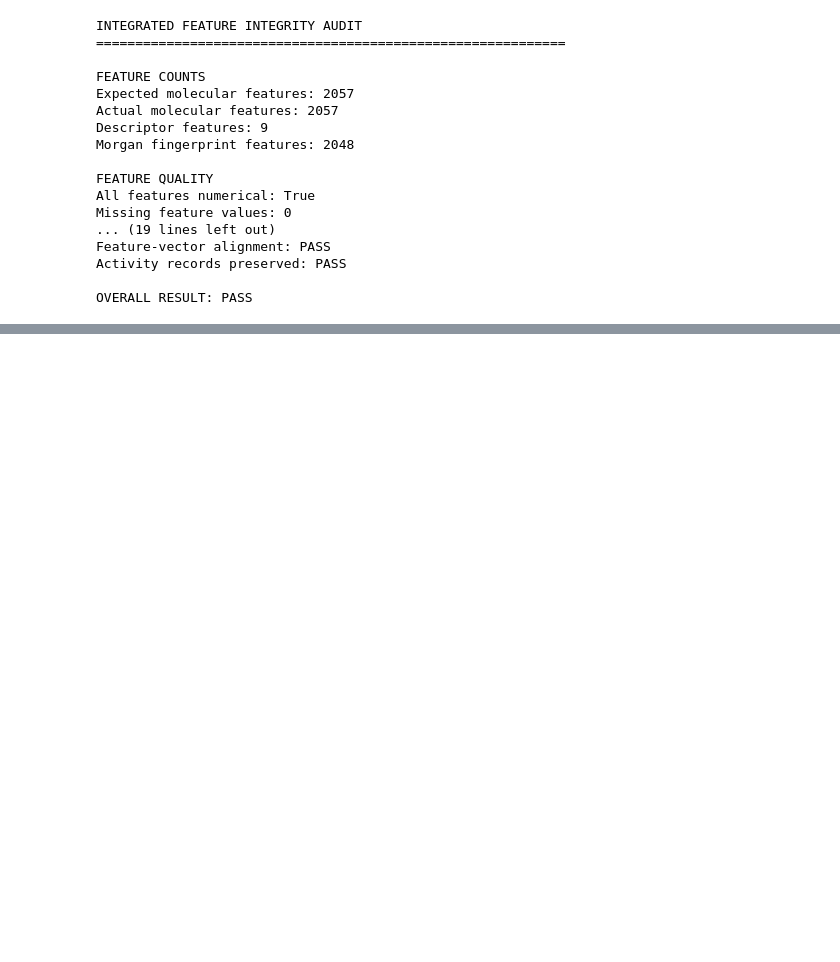
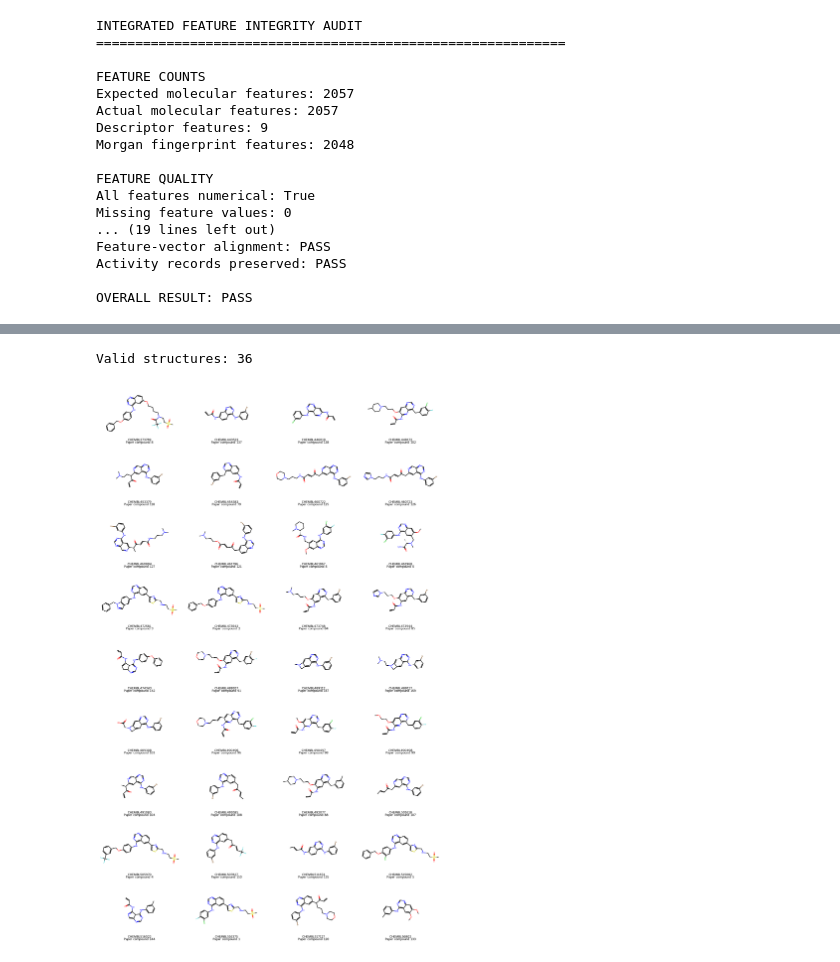
Before and after one commit to Aadarshmishra13/ai-driven-drug-discovery, a Jupyter notebook: notebooks/01_EGFR_Target_and_ChEMBL_Data_Audit.ipynb, the cells around one changed output, grey strips where cells are left out. Drawn from its saved outputs; the diff is of its cells as text; code cells hidden in the pictures; blank space fills up the shorter version.

```diff
--- a/notebooks/01_EGFR_Target_and_ChEMBL_Data_Audit.ipynb
+++ b/notebooks/01_EGFR_Target_and_ChEMBL_Data_Audit.ipynb
@@ -6031,0 +7875,19 @@ OVERALL RESULT: PASS
+# %%
+from rdkit import Chem
+
+for _, row in duplicate_structures.iterrows():
+    mol = Chem.MolFromSmiles(row["parent_smiles"])
+    print(
+        row["molecule_chembl_id"],
+        "| Canonical SMILES:", Chem.MolToSmiles(mol, canonical=True),
+        "| InChIKey:", Chem.MolToInchiKey(mol)
+    )
+
+print("\nPairwise structure identity:")
+for i in range(len(mols)):
+    for j in range(i + 1, len(mols)):
+        print(
+            ids_to_check[i], "vs", ids_to_check[j],
+            ":",
+            Chem.MolToInchiKey(mols[i]) == Chem.MolToInchiKey(mols[j])
+        )
@@ -6031,0 +7903,29 @@ OVERALL RESULT: PASS
+# %%
+from rdkit import Chem
+from rdkit.Chem import Draw
+
+mols = []
+legends = []
+
+for _, row in structure_verification_df.iterrows():
+    mol = Chem.MolFromSmiles(row["parent_smiles"])
+    if mol is not None:
+        mols.append(mol)
+        legends.append(
+            f'{row["molecule_chembl_id"]}\n'
+            f'Paper compound {row["paper_compound_number"]}'
+        )
+
+print("Valid structures:", len(mols))
+
+img = Draw.MolsToGridImage(
+    mols,
+    molsPerRow=4,
+    subImgSize=(350, 250),
+    legends=legends
+)
+
+display(img)
+# %% [output]
+Valid structures: 36
+[figure, added]
```
Also changed, not shown: parts of 39 cells of this notebook.
